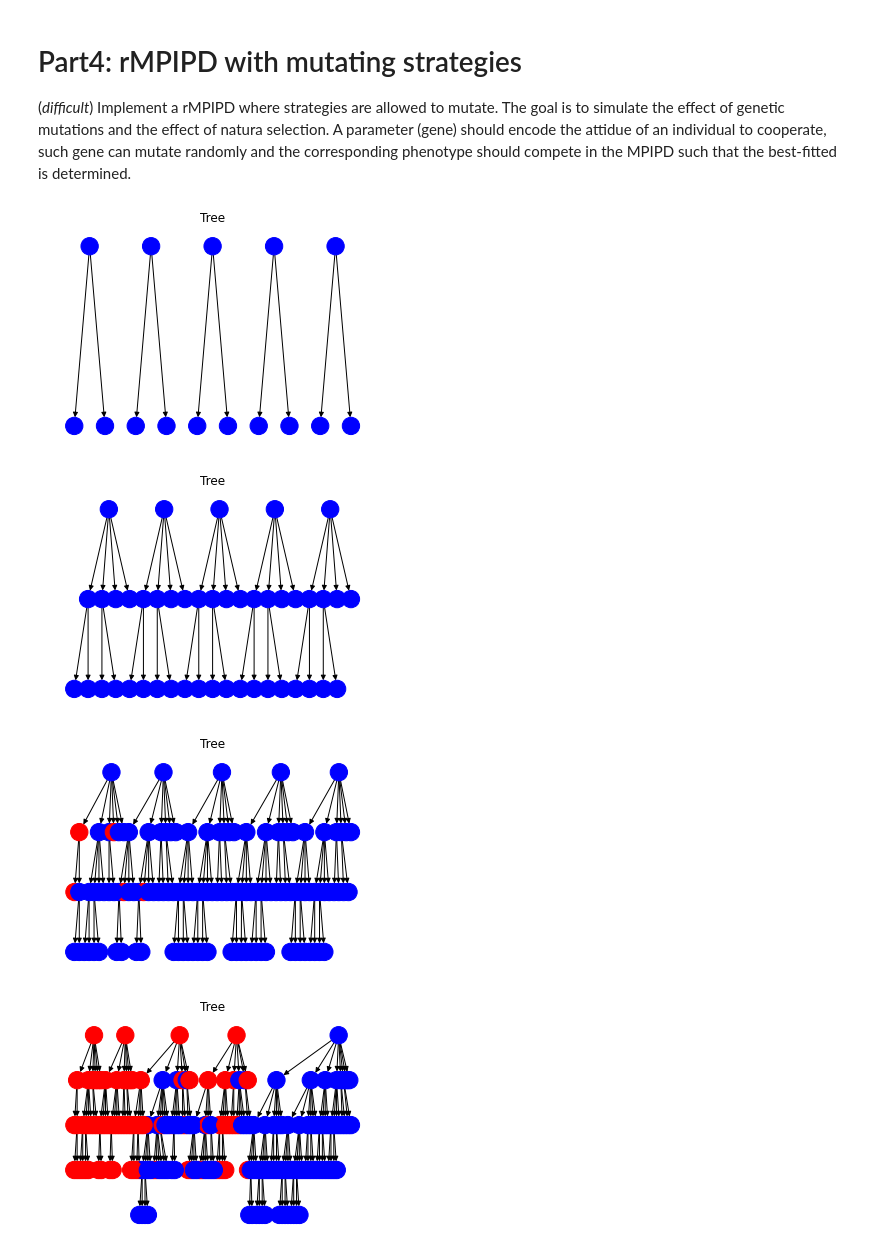
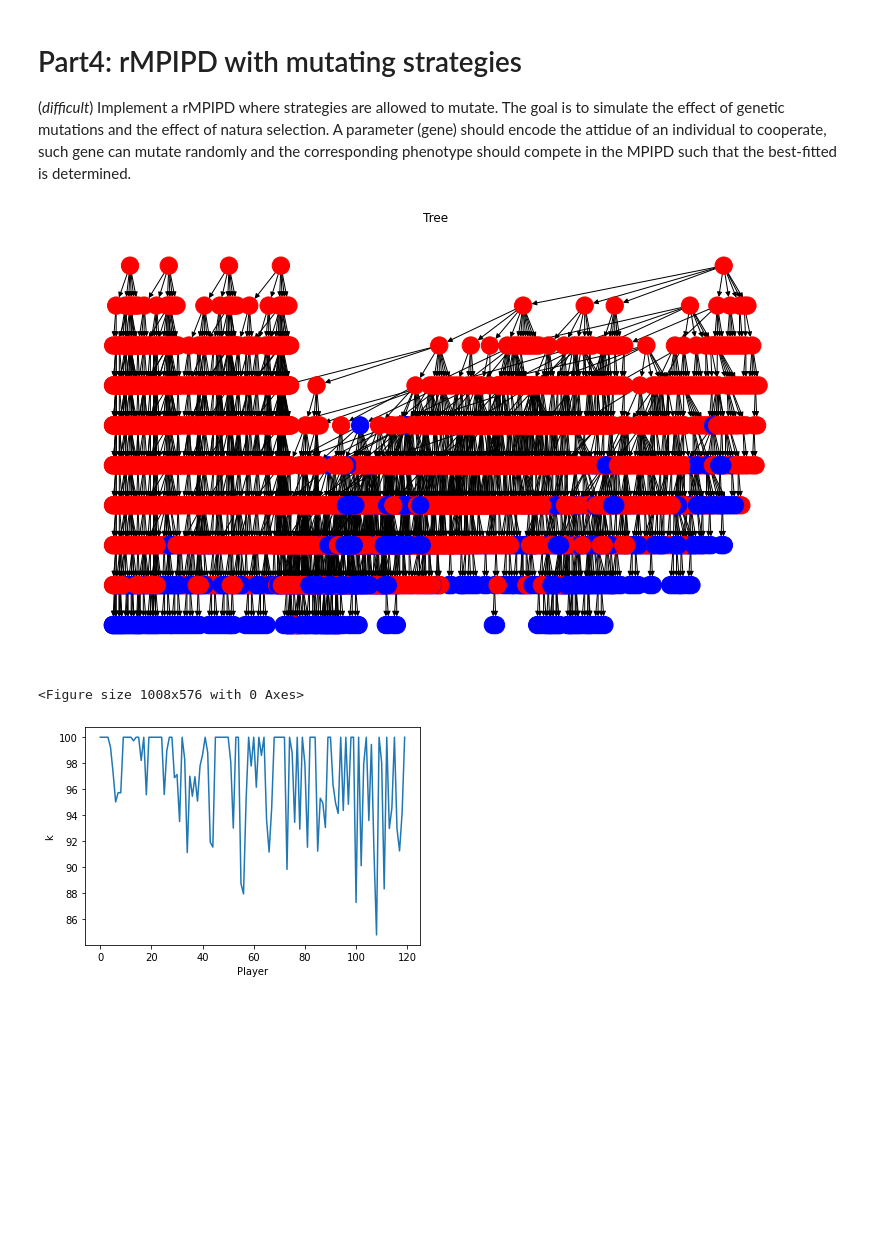
Before and after one commit to donaldssh/Iterative-Prisoners-Dilemma, a Jupyter notebook: Project.ipynb, the cells around one changed output. Drawn from its saved outputs; the diff is of its cells as text; code cells hidden in the pictures; blank space fills up the shorter version.

Commit message:
real time graph update

```diff
--- a/Project.ipynb
+++ b/Project.ipynb
@@ -521,7 +522,7 @@ def evolvingMPIPD(P_list, num_epochs, GI, max_population, children=1, delta_rang
         player.ID = id_sup.new_id()
         G.add_node(player.ID, color="blue")
 
-    fig, ax = plt.subplots()
+    fig, ax = plt.subplots(figsize=(14,8))
 
     for epoch in range(num_epochs):
         # reset the reward history
@@ -565,34 +566,34 @@ def evolvingMPIPD(P_list, num_epochs, GI, max_population, children=1, delta_rang
 
         plt.title("Tree")
         pos = graphviz_layout(G, prog="dot")
-        nx.draw(G, pos, node_color = nx.get_node_attributes(G,'color').values(),  with_labels=False, arrows=True) #node_color=color_map,
-        fig.canvas.draw()
-        fig.canvas.flush_events()
-        time.sleep(0.1)
-        plt.show()
+        nx.draw(G, pos, node_color = nx.get_node_attributes(G,'color').values(),  with_labels=False, arrows=True)
+        plt.savefig(f"epoch_{epoch}.png")
+        display.clear_output(wait=True)
+        display.display(plt.gcf())
+    plt.clf()
 # %%
 P_list = [
     KBadGuy2(10, [], [], []),
     KBadGuy2(20, [], [], []),
     KBadGuy2(30, [], [], []),
     KBadGuy2(25, [], [], []),
     KBadGuy2(60, [], [], []),
 ]
 
 evolvingMPIPD(P_list, 10, 30, 40, children=2)
 
 k_list = []
 for player in P_list:
     k_list.append(player.k)
 
 # TODO make nice plots of k and family
 # TODO real time plot inside the function?
+plt.figure()
 plt.plot(k_list)
 plt.xlabel("Player")
 plt.ylabel("k")
 plt.show()
 # %% [output]
-[figure, old version]
+[figure, new version]
+<Figure size 1008x576 with 0 Axes>
-[figure, old version]
+[figure, new version]
-[figure, removed]
-[figure, removed]
```
Also changed, not shown: parts of 3 cells of this notebook, 1 other file.
